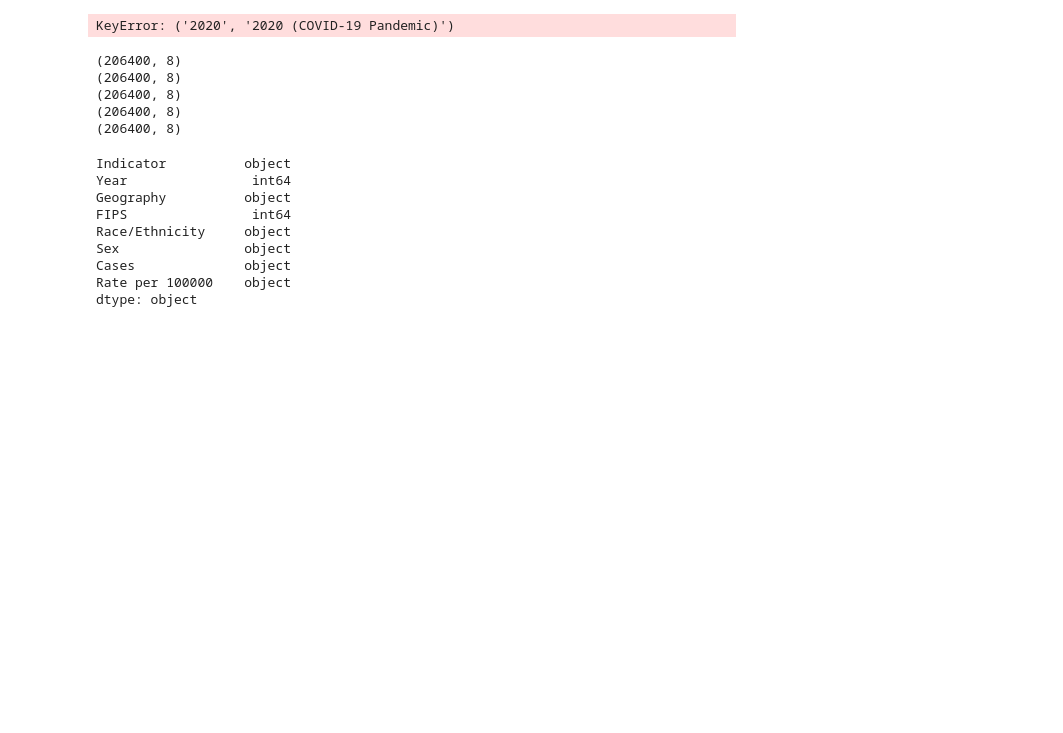
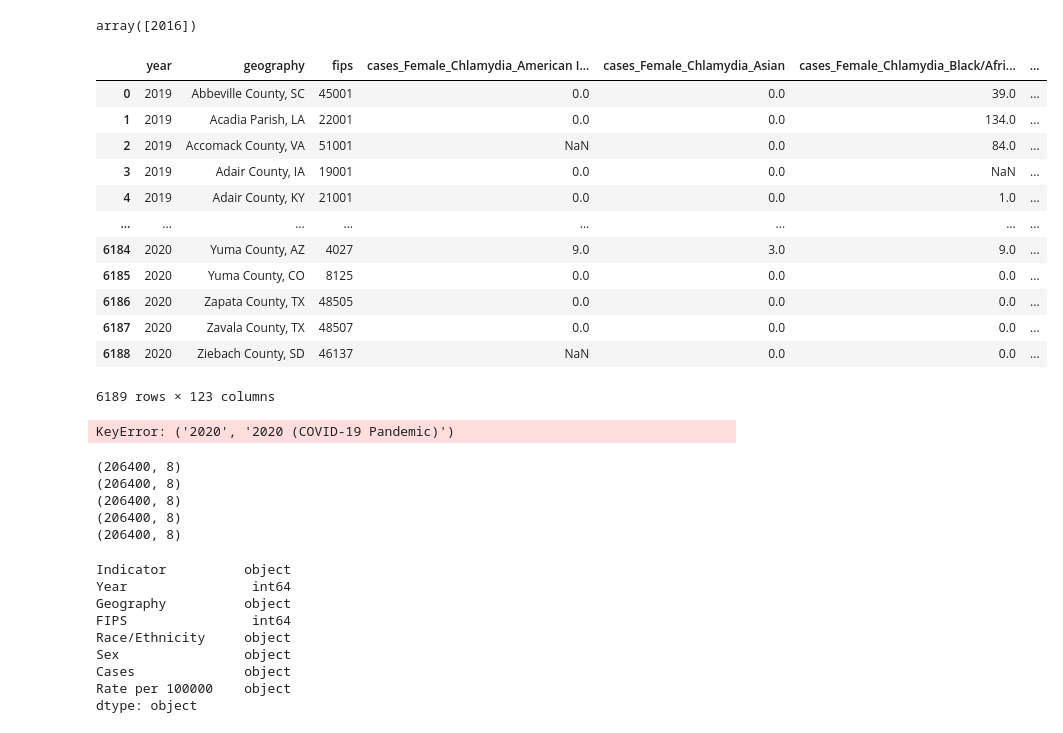
Before and after one commit to JayRPhilbrick/bdsi22dataminingsti, a Jupyter notebook: notebooks/CDCSTD cleaning.ipynb, the cells around one changed output. Cells and saved outputs as stored; diff of their text form; code cells hidden in the pictures; blank space fills up the shorter version.

```diff
--- a/notebooks/CDCSTD cleaning.ipynb
+++ b/notebooks/CDCSTD cleaning.ipynb
@@ -47,0 +157,4 @@ dtype: object
+# %%
+pd.unique(df['year'])
+# %% [output]
+array([2016])
@@ -48,3 +163,19 @@ dtype: object
+# %%
+pd.read_csv("../Data/clean/CDC/disagRaceSexSTD2016_2020_clean.csv")
+# %% [output]
+|  | year | geography | fips | cases_Female_Chlamydia_American I... | cases_Female_Chlamydia_Asian | cases_Female_Chlamydia_Black/Afri... | ... |
+| 0 | 2019 | Abbeville County, SC | 45001 | 0.0 | 0.0 | 39.0 | ... |
+| 1 | 2019 | Acadia Parish, LA | 22001 | 0.0 | 0.0 | 134.0 | ... |
+| 2 | 2019 | Accomack County, VA | 51001 | NaN | 0.0 | 84.0 | ... |
+| 3 | 2019 | Adair County, IA | 19001 | 0.0 | 0.0 | NaN | ... |
+| 4 | 2019 | Adair County, KY | 21001 | 0.0 | 0.0 | 1.0 | ... |
+| ... | ... | ... | ... | ... | ... | ... | ... |
+| 6184 | 2020 | Yuma County, AZ | 4027 | 9.0 | 3.0 | 9.0 | ... |
+| 6185 | 2020 | Yuma County, CO | 8125 | 0.0 | 0.0 | 0.0 | ... |
+| 6186 | 2020 | Zapata County, TX | 48505 | 0.0 | 0.0 | 0.0 | ... |
+| 6187 | 2020 | Zavala County, TX | 48507 | 0.0 | 0.0 | 0.0 | ... |
+| 6188 | 2020 | Ziebach County, SD | 46137 | NaN | 0.0 | 0.0 | ... |
+6189 rows × 123 columns
 # %%
 df['year'] = df['year'].replace(df['2020','2020 (COVID-19 Pandemic)'], inplace=True)
 print(df.isnull().sum(axis=0))
```
Also changed, not shown: parts of 17 cells of this notebook, 2 other files.
